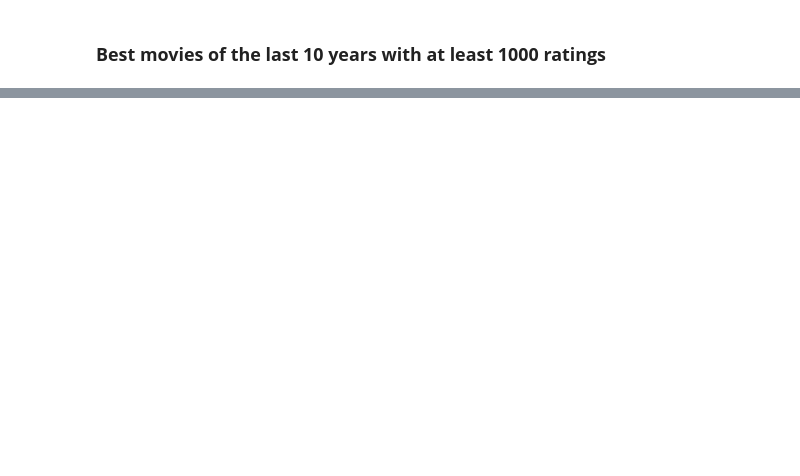
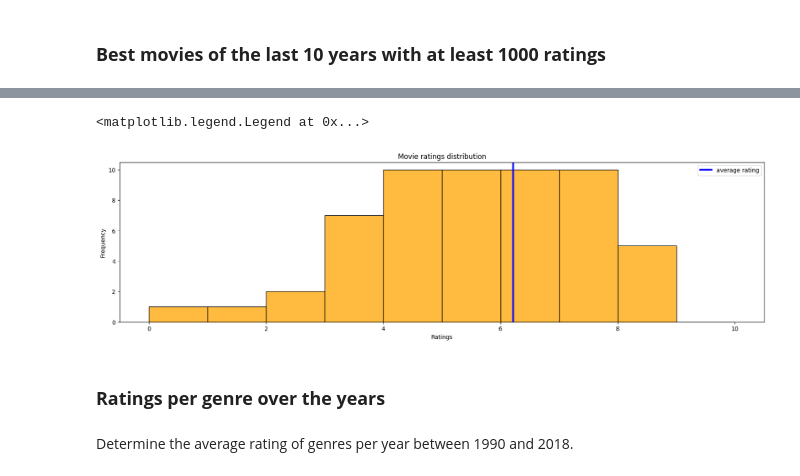
Before and after one commit to herrerovir/Python-exploratory-data-analysis-movies, a Jupyter notebook: EDA-movies.ipynb, the cells around one changed output, grey strips where cells are left out. Drawn from its saved outputs; the diff is of its cells as text; code cells hidden in the pictures; blank space fills up the shorter version.

```diff
--- a/EDA-movies.ipynb
+++ b/EDA-movies.ipynb
@@ -376,0 +474,16 @@ df_last_decade.sort_values(by = "vote_average", ascending = False)[0:10]
+# %%
+count_ratings = df_movies["vote_average"].value_counts()
+
+count_genre_graph = plt.figure(figsize = (20, 5))
+ax = sns.histplot(data = count_ratings.index, bins = 10, binrange = (0,10), color = "orange")
+ax.set(xlabel = "Ratings", ylabel = "Frequency")
+plt.axvline(x = average_rating, linewidth = 3, color = "blue", label = "average rating")
+plt.title("Movie ratings distribution", size = 12)
+plt.legend()
+# %% [output]
+<matplotlib.legend.Legend at 0x...>
+[figure, added]
+# %% [markdown]
+### **Ratings per genre over the years**
+# %% [markdown]
+Determine the average rating of genres per year between 1990 and 2018.
```
Also changed, not shown: parts of 17 cells of this notebook.
